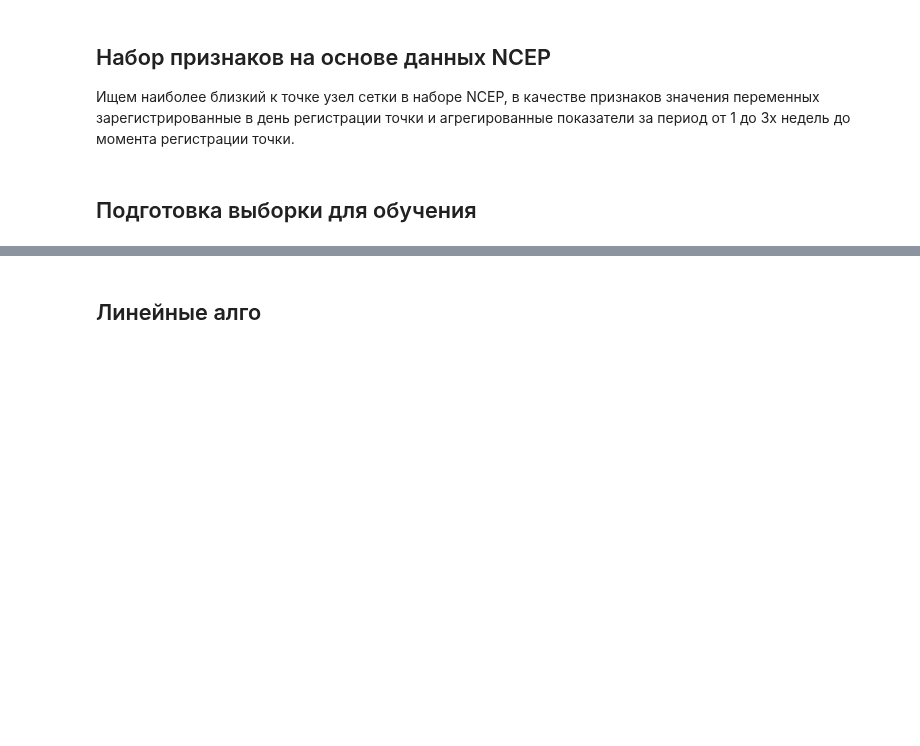
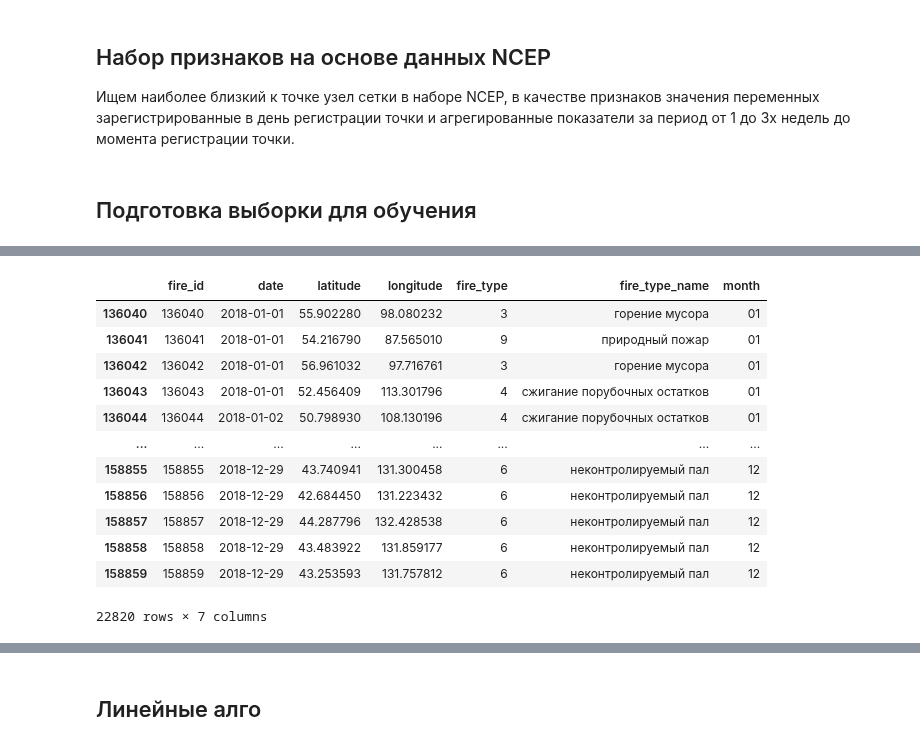
Before and after one commit to andygoosh/wildfire.sberbank.ai, a Jupyter notebook: workinprogress.ipynb, the cells around one changed output, grey strips where cells are left out. Saved outputs shown, nothing was run; the diff lists cells and outputs as text; code cells hidden in the pictures; blank space fills up the shorter version.

```diff
--- a/workinprogress.ipynb
+++ b/workinprogress.ipynb
@@ -191,2 +257,18 @@ def extract_features(row):
+# %%
+a
+# %% [output]
+|  | fire_id | date | latitude | longitude | fire_type | fire_type_name | month |
+| 136040 | 136040 | 2018-01-01 | 55.902280 | 98.080232 | 3 | горение мусора | 01 |
+| 136041 | 136041 | 2018-01-01 | 54.216790 | 87.565010 | 9 | природный пожар | 01 |
+| 136042 | 136042 | 2018-01-01 | 56.961032 | 97.716761 | 3 | горение мусора | 01 |
+| 136043 | 136043 | 2018-01-01 | 52.456409 | 113.301796 | 4 | сжигание порубочных остатков | 01 |
+| 136044 | 136044 | 2018-01-02 | 50.798930 | 108.130196 | 4 | сжигание порубочных остатков | 01 |
+| ... | ... | ... | ... | ... | ... | ... | ... |
+| 158855 | 158855 | 2018-12-29 | 43.740941 | 131.300458 | 6 | неконтролируемый пал | 12 |
+| 158856 | 158856 | 2018-12-29 | 42.684450 | 131.223432 | 6 | неконтролируемый пал | 12 |
+| 158857 | 158857 | 2018-12-29 | 44.287796 | 132.428538 | 6 | неконтролируемый пал | 12 |
+| 158858 | 158858 | 2018-12-29 | 43.483922 | 131.859177 | 6 | неконтролируемый пал | 12 |
+| 158859 | 158859 | 2018-12-29 | 43.253593 | 131.757812 | 6 | неконтролируемый пал | 12 |
+22820 rows × 7 columns
 # %%
 df_train = pd.read_csv('wildfires_train.csv')
```
Also changed, not shown: parts of 24 cells of this notebook.
